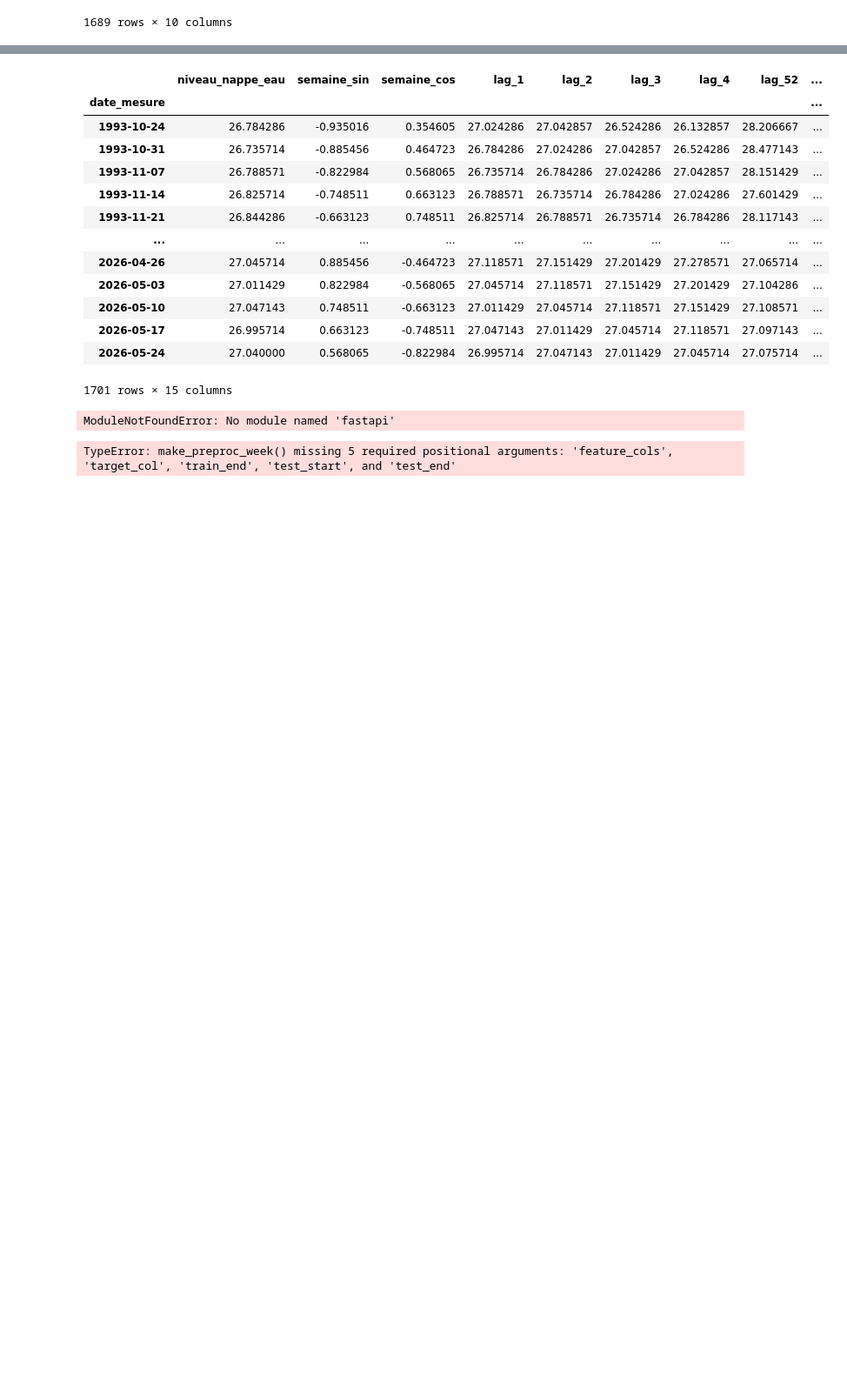
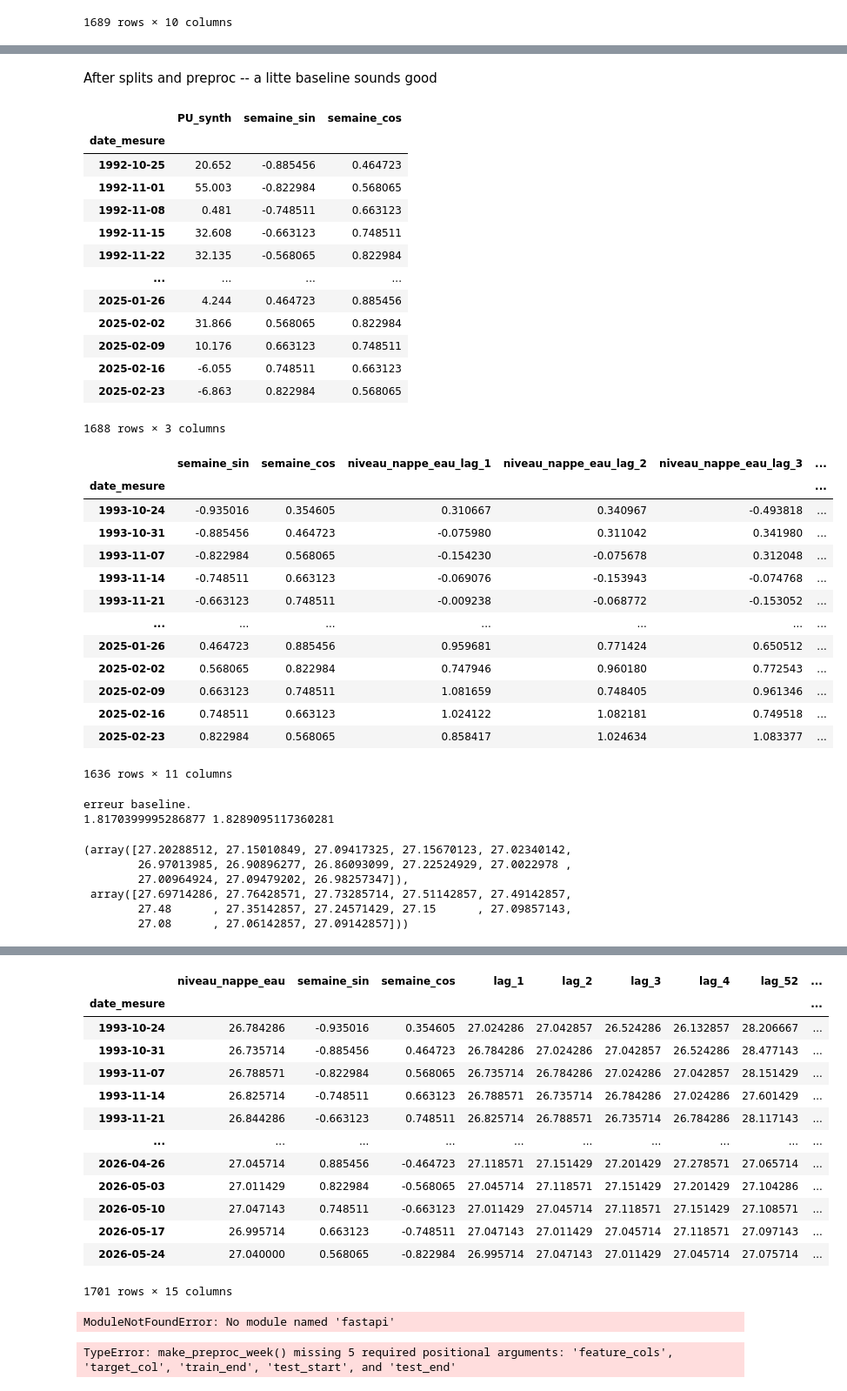
Before and after one commit to charourou/Projet_Hydrosense, a Jupyter notebook: notebooks/ML_evaluate_best_MRI.ipynb, the cells around one changed output, grey strips where cells are left out. Shown at 87% size. Saved outputs shown, nothing was run; the diff lists cells and outputs as text; code cells hidden in the pictures; blank space fills up the shorter version.

Commit message:
preparing a predict fix

```diff
--- a/notebooks/ML_evaluate_best_MRI.ipynb
+++ b/notebooks/ML_evaluate_best_MRI.ipynb
@@ -50,5 +36,6 @@ from hydrosense.utils.evap import estim_PU
 # %%
 FEATURE_COLS = ["semaine_sin","semaine_cos", "PU_synth", "PC1", "PC2", "PC3"]
+FEATURE_COLS = ["semaine_sin","semaine_cos", "PU_synth"]
 DATA_CODE_PIEZO = "BSS001QHYH"
 df = load_plean(DATA_CODE_PIEZO)
 
@@ -266,0 +177,57 @@ KeyError: 'Modèle'
+# %% [markdown]
+After splits and preproc -- a litte baseline sounds good
+# %%
+display(X_train_df)
+display(Xt)
+# %% [output]
+|  | PU_synth | semaine_sin | semaine_cos |
+| date_mesure |  |  |  |
+| 1992-10-25 | 20.652 | -0.885456 | 0.464723 |
+| 1992-11-01 | 55.003 | -0.822984 | 0.568065 |
+| 1992-11-08 | 0.481 | -0.748511 | 0.663123 |
+| 1992-11-15 | 32.608 | -0.663123 | 0.748511 |
+| 1992-11-22 | 32.135 | -0.568065 | 0.822984 |
+| ... | ... | ... | ... |
+| 2025-01-26 | 4.244 | 0.464723 | 0.885456 |
+| 2025-02-02 | 31.866 | 0.568065 | 0.822984 |
+| 2025-02-09 | 10.176 | 0.663123 | 0.748511 |
+| 2025-02-16 | -6.055 | 0.748511 | 0.663123 |
+| 2025-02-23 | -6.863 | 0.822984 | 0.568065 |
+1688 rows × 3 columns
+|  | semaine_sin | semaine_cos | niveau_nappe_eau_lag_1 | niveau_nappe_eau_lag_2 | niveau_nappe_eau_lag_3 | ... |
+| date_mesure |  |  |  |  |  | ... |
+| 1993-10-24 | -0.935016 | 0.354605 | 0.310667 | 0.340967 | -0.493818 | ... |
+| 1993-10-31 | -0.885456 | 0.464723 | -0.075980 | 0.311042 | 0.341980 | ... |
+| 1993-11-07 | -0.822984 | 0.568065 | -0.154230 | -0.075678 | 0.312048 | ... |
+| 1993-11-14 | -0.748511 | 0.663123 | -0.069076 | -0.153943 | -0.074768 | ... |
+| 1993-11-21 | -0.663123 | 0.748511 | -0.009238 | -0.068772 | -0.153052 | ... |
+| ... | ... | ... | ... | ... | ... | ... |
+| 2025-01-26 | 0.464723 | 0.885456 | 0.959681 | 0.771424 | 0.650512 | ... |
+| 2025-02-02 | 0.568065 | 0.822984 | 0.747946 | 0.960180 | 0.772543 | ... |
+| 2025-02-09 | 0.663123 | 0.748511 | 1.081659 | 0.748405 | 0.961346 | ... |
+| 2025-02-16 | 0.748511 | 0.663123 | 1.024122 | 1.082181 | 0.749518 | ... |
+| 2025-02-23 | 0.822984 | 0.568065 | 0.858417 | 1.024634 | 1.083377 | ... |
+1636 rows × 11 columns
+# %%
+# A single PIEZO - TEST - on the basem
+# - - - - - -
+y_pred_baseline = base.predict(X_test_df)
+print('erreur baseline.')
+error1 = cal_rmsse(y_test_df.values, y_pred_baseline, y_train_df.values)
+
+# Evaluate function from main should work here
+error2 = cal_rmsse(ye.values, y_pred_baseline, yt.values)
+print(error1, error2)
+# %% [output]
+erreur baseline.
+1.8170399995286877 1.8289095117360281
+# %%
+y_pred = lasso.predict(Xe)
+y_pred, y_pred_baseline
+# %% [output]
+(array([27.20288512, 27.15010849, 27.09417325, 27.15670123, 27.02340142,
+        26.97013985, 26.90896277, 26.86093099, 27.22524929, 27.0022978 ,
+        27.00964924, 27.09479202, 26.98257347]),
+ array([27.69714286, 27.76428571, 27.73285714, 27.51142857, 27.49142857,
+        27.48      , 27.35142857, 27.24571429, 27.15      , 27.09857143,
+        27.08      , 27.06142857, 27.09142857]))
```
Also changed, not shown: parts of 13 cells of this notebook, 5 other files.
